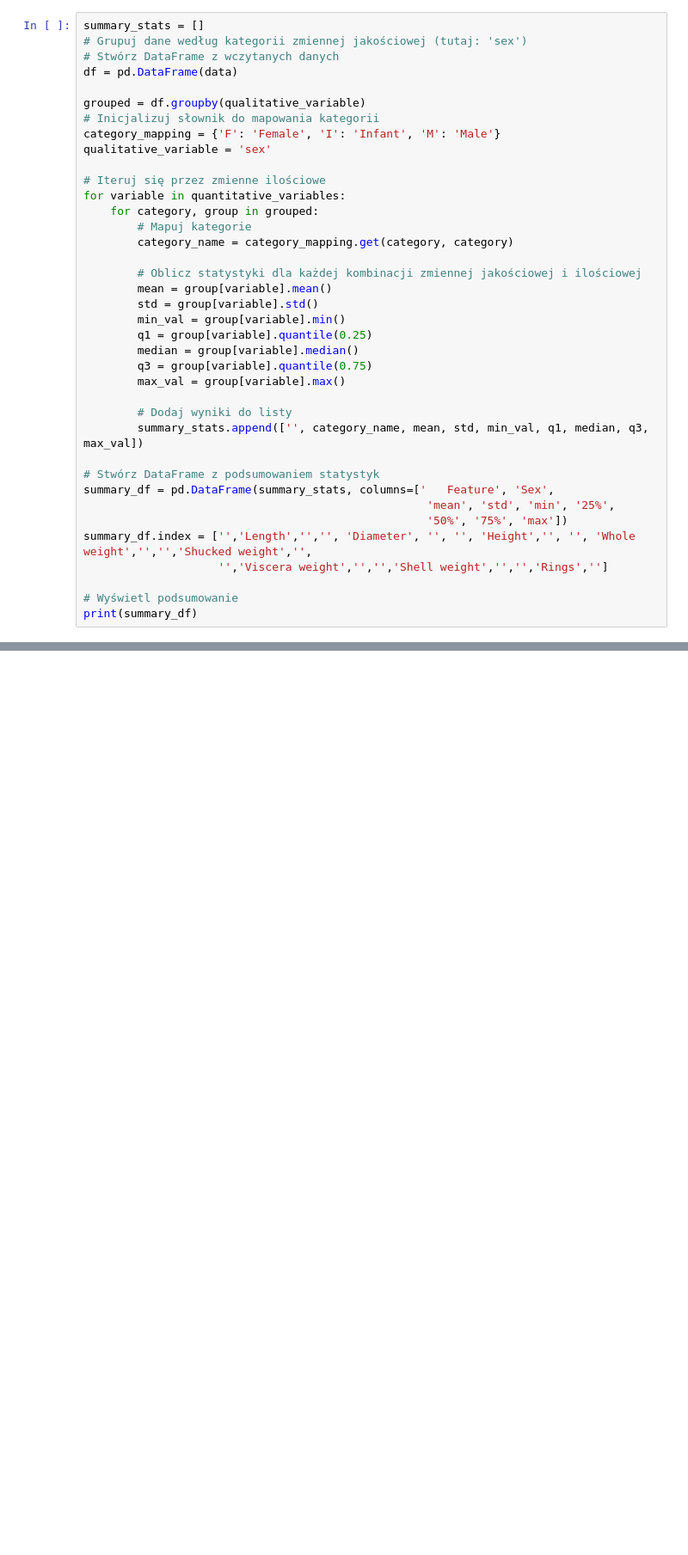
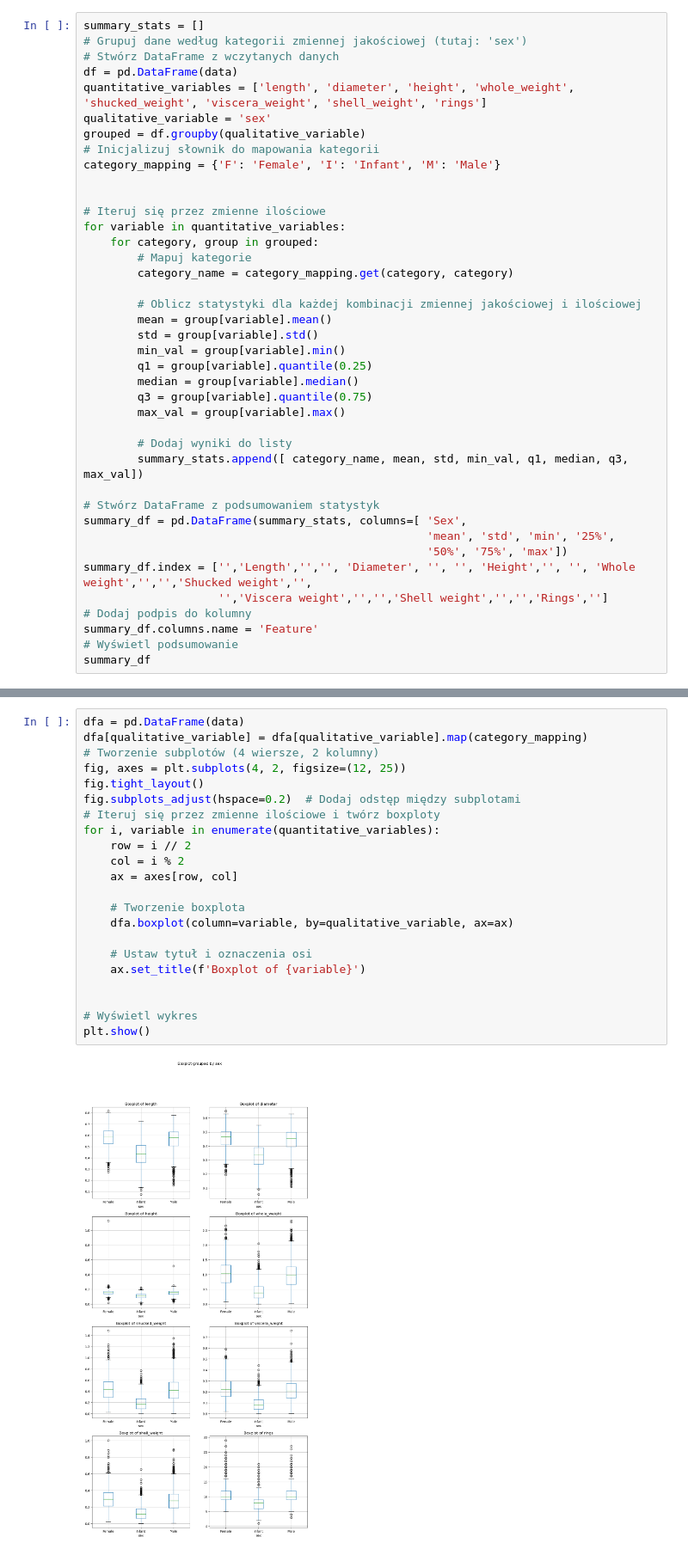
Before and after one commit to michalf1703/python-programming, a Jupyter notebook: zad1/Untitled.ipynb, the cells around one changed output, grey strips where cells are left out. Shown at 86% size. Saved outputs shown, nothing was run; the diff lists cells and outputs as text; blank space fills up the shorter version.

```diff
--- a/zad1/Untitled.ipynb
+++ b/zad1/Untitled.ipynb
@@ -240,11 +240,12 @@ summary_stats = []
 # Grupuj dane według kategorii zmiennej jakościowej (tutaj: 'sex')
 # Stwórz DataFrame z wczytanych danych
 df = pd.DataFrame(data)
-
+quantitative_variables = ['length', 'diameter', 'height', 'whole_weight', 'shucked_weight', 'viscera_weight', 'shell_weight', 'rings']
+qualitative_variable = 'sex'
 grouped = df.groupby(qualitative_variable)
 # Inicjalizuj słownik do mapowania kategorii
 category_mapping = {'F': 'Female', 'I': 'Infant', 'M': 'Male'}
-qualitative_variable = 'sex'
+
 
 # Iteruj się przez zmienne ilościowe
 for variable in quantitative_variables:
@@ -262,15 +263,16 @@ for variable in quantitative_variables:
         max_val = group[variable].max()
 
         # Dodaj wyniki do listy
-        summary_stats.append(['', category_name, mean, std, min_val, q1, median, q3, max_val])
+        summary_stats.append([ category_name, mean, std, min_val, q1, median, q3, max_val])
 
 # Stwórz DataFrame z podsumowaniem statystyk
-summary_df = pd.DataFrame(summary_stats, columns=['   Feature', 'Sex',
+summary_df = pd.DataFrame(summary_stats, columns=[ 'Sex',
                                                    'mean', 'std', 'min', '25%',
                                                    '50%', '75%', 'max'])
 summary_df.index = ['','Length','','', 'Diameter', '', '', 'Height','', '', 'Whole weight','','','Shucked weight','',
                     '','Viscera weight','','','Shell weight','','','Rings','']
-
+# Dodaj podpis do kolumny
+summary_df.columns.name = 'Feature'
 # Wyświetl podsumowanie
-print(summary_df)
+summary_df
 # %% [output]
@@ -277,0 +296,24 @@ NameError: name 'qualitative_variable' is not defined
+# %%
+dfa = pd.DataFrame(data)
+dfa[qualitative_variable] = dfa[qualitative_variable].map(category_mapping)
+# Tworzenie subplotów (4 wiersze, 2 kolumny)
+fig, axes = plt.subplots(4, 2, figsize=(12, 25))
+fig.tight_layout()
+fig.subplots_adjust(hspace=0.2)  # Dodaj odstęp między subplotami
+# Iteruj się przez zmienne ilościowe i twórz boxploty
+for i, variable in enumerate(quantitative_variables):
+    row = i // 2
+    col = i % 2
+    ax = axes[row, col]
+
+    # Tworzenie boxplota
+    dfa.boxplot(column=variable, by=qualitative_variable, ax=ax)
+
+    # Ustaw tytuł i oznaczenia osi
+    ax.set_title(f'Boxplot of {variable}')
+
+
+# Wyświetl wykres
+plt.show()
+# %% [output]
+[figure, added]
```
Also changed, not shown: parts of 1 cell of this notebook.
